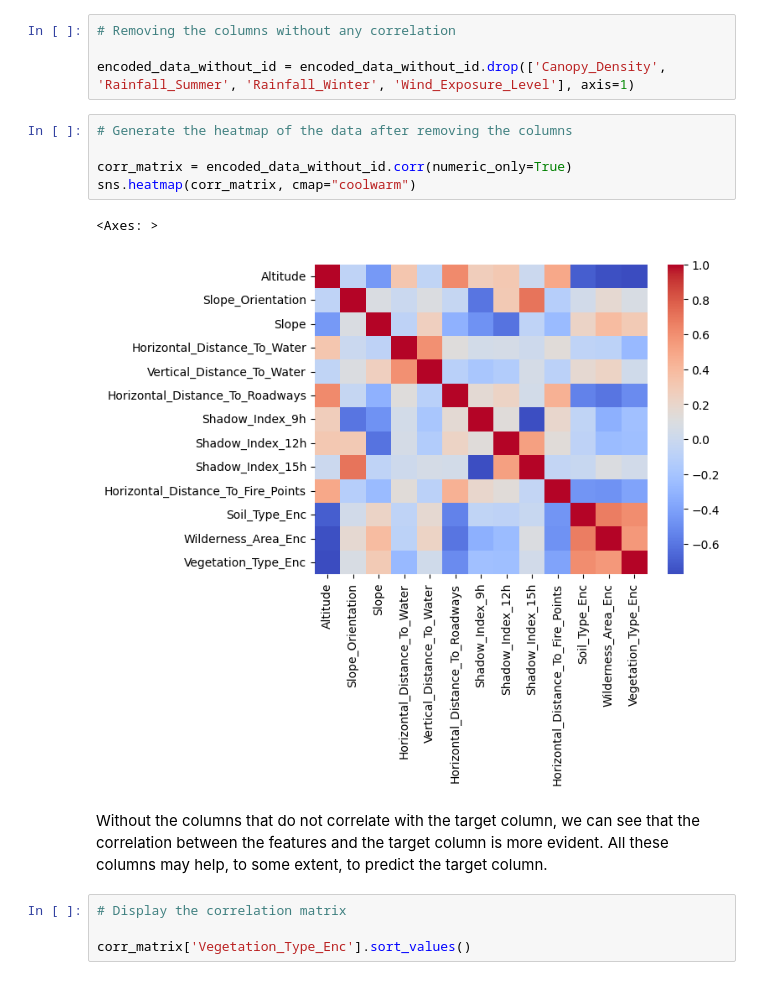
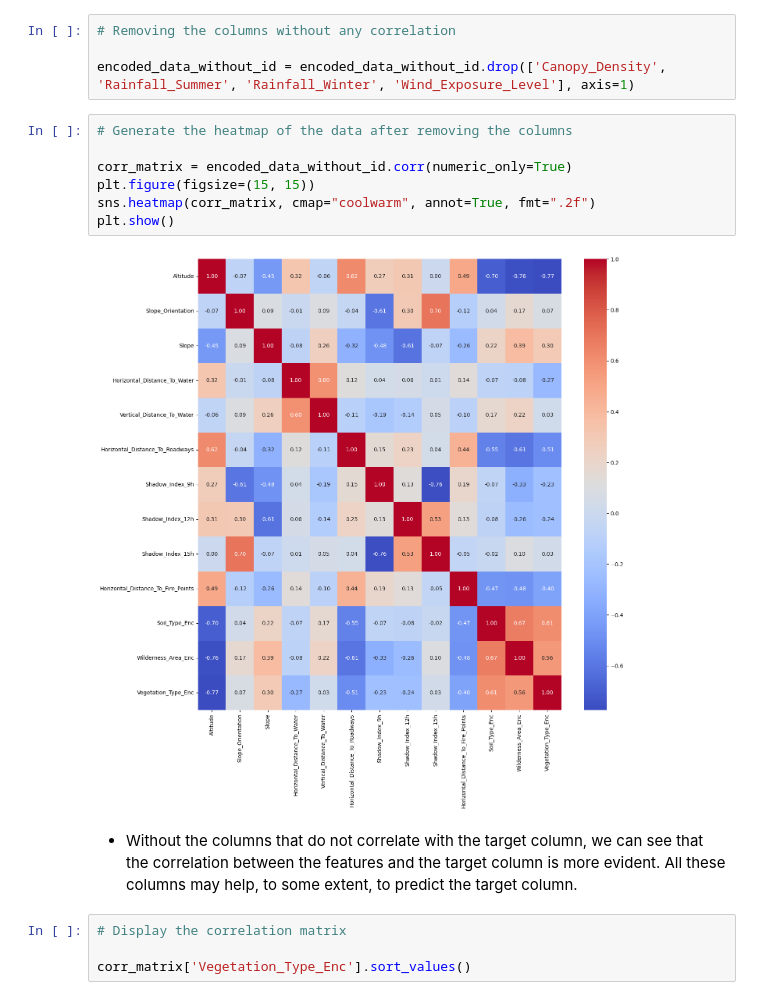
Before and after one commit to beatrizmsa/ml-vegetation-classifier, a Jupyter notebook: notebook.ipynb, the cells around one changed output. Cells and saved outputs as stored; diff of their text form.

```diff
--- a/notebook.ipynb
+++ b/notebook.ipynb
@@ -185,13 +187,14 @@ encoded_data_without_id = encoded_data_without_id.drop(['Canopy_Density', 'Rainf
 # %%
 # Generate the heatmap of the data after removing the columns
 
 corr_matrix = encoded_data_without_id.corr(numeric_only=True)
-sns.heatmap(corr_matrix, cmap="coolwarm")
+plt.figure(figsize=(15, 15))
+sns.heatmap(corr_matrix, cmap="coolwarm", annot=True, fmt=".2f")
+plt.show()
 # %% [output]
-<Axes: >
-[figure, old version]
+[figure, new version]
 # %% [markdown]
-Without the columns that do not correlate with the target column, we can see that the correlation between the features and the target column is more evident. All these columns may help, to some extent, to predict the target column.
+- Without the columns that do not correlate with the target column, we can see that the correlation between the features and the target column is more evident. All these columns may help, to some extent, to predict the target column.
 # %%
 # Display the correlation matrix
 
```
Also changed, not shown: parts of 15 cells of this notebook, 1 other file.
